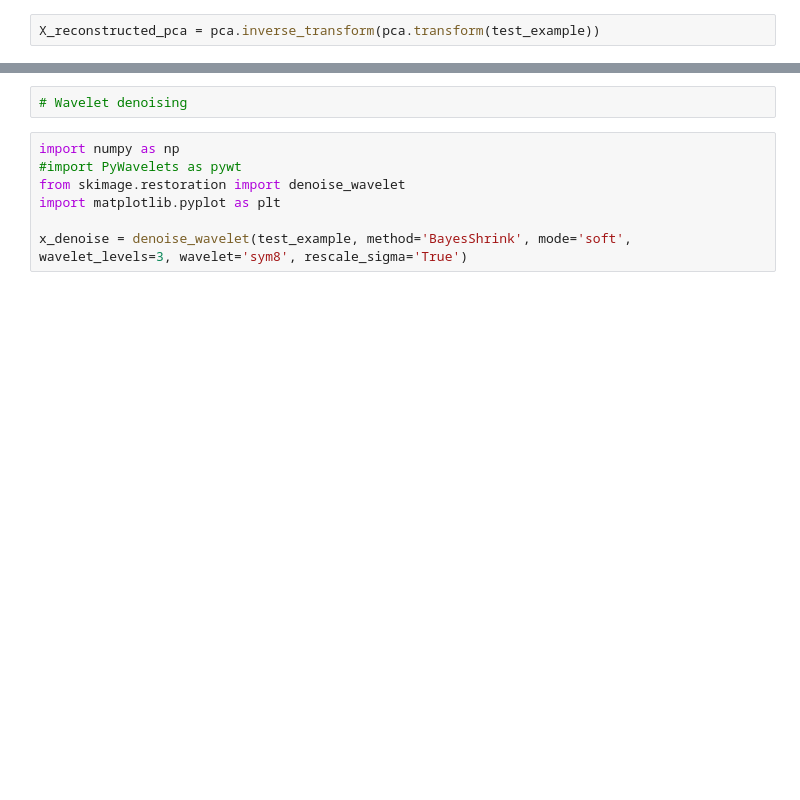
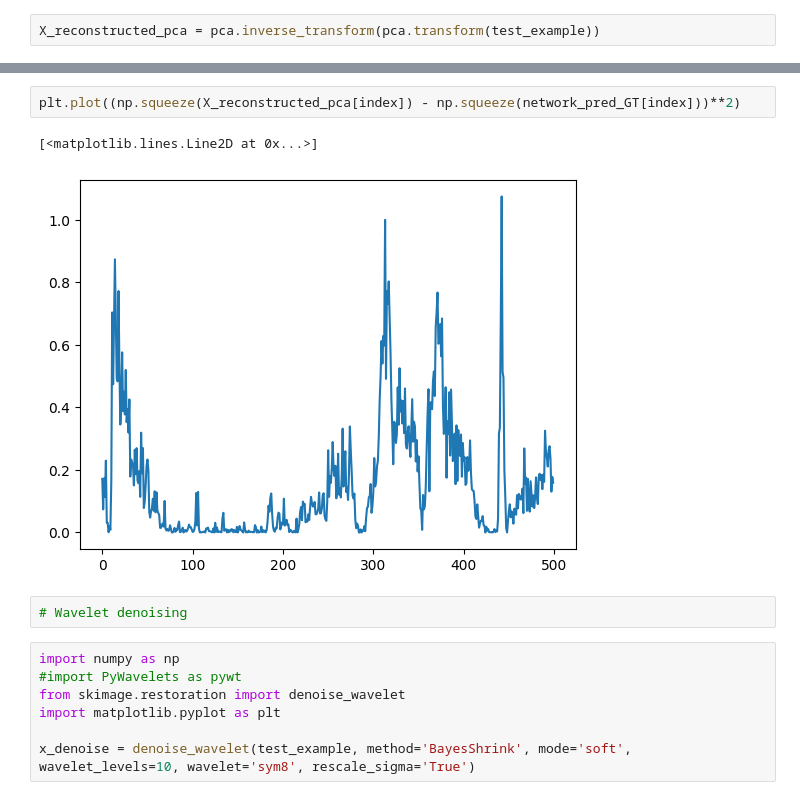
Before and after one commit to ciaranbench/spectral-denoising-cycleGAN, a Jupyter notebook: Classical_denoising.ipynb, the cells around one changed output, grey strips where cells are left out. Drawn from its saved outputs; the diff is of its cells as text; blank space fills up the shorter version.

```diff
--- a/Classical_denoising.ipynb
+++ b/Classical_denoising.ipynb
@@ -124,3 +170,8 @@ plt.plot(network_pred_GT[index])
+# %%
+plt.plot((np.squeeze(X_reconstructed_pca[index]) - np.squeeze(network_pred_GT[index]))**2)
+# %% [output]
+[<matplotlib.lines.Line2D at 0x...>]
+[figure, added]
 # %%
 # Wavelet denoising
 # %%
@@ -129,5 +180,5 @@ import numpy as np
 from skimage.restoration import denoise_wavelet
 import matplotlib.pyplot as plt
 
-x_denoise = denoise_wavelet(test_example, method='BayesShrink', mode='soft', wavelet_levels=3, wavelet='sym8', rescale_sigma='True')
+x_denoise = denoise_wavelet(test_example, method='BayesShrink', mode='soft', wavelet_levels=10, wavelet='sym8', rescale_sigma='True')
 # %%
```
Also changed, not shown: parts of 18 cells of this notebook.
